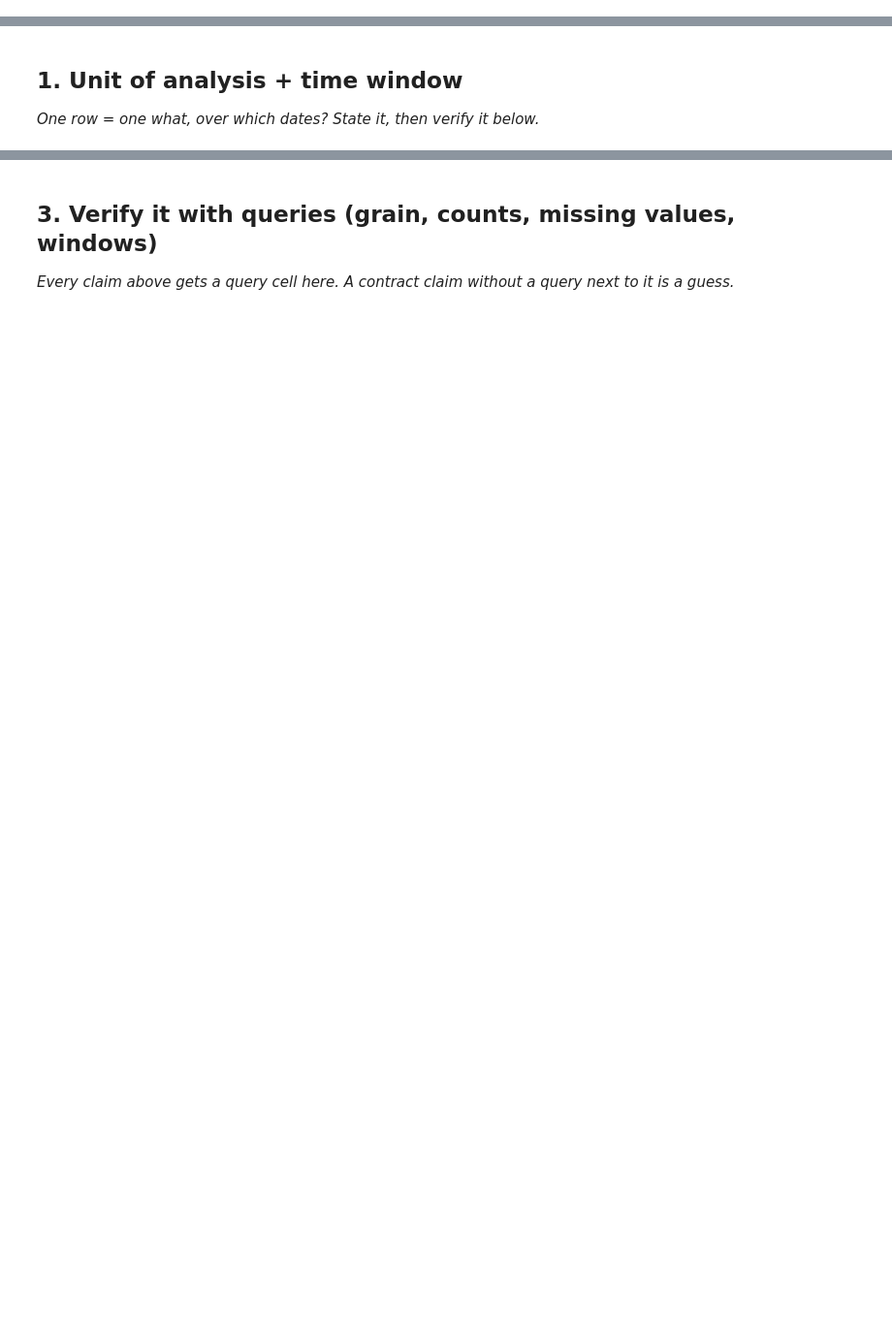
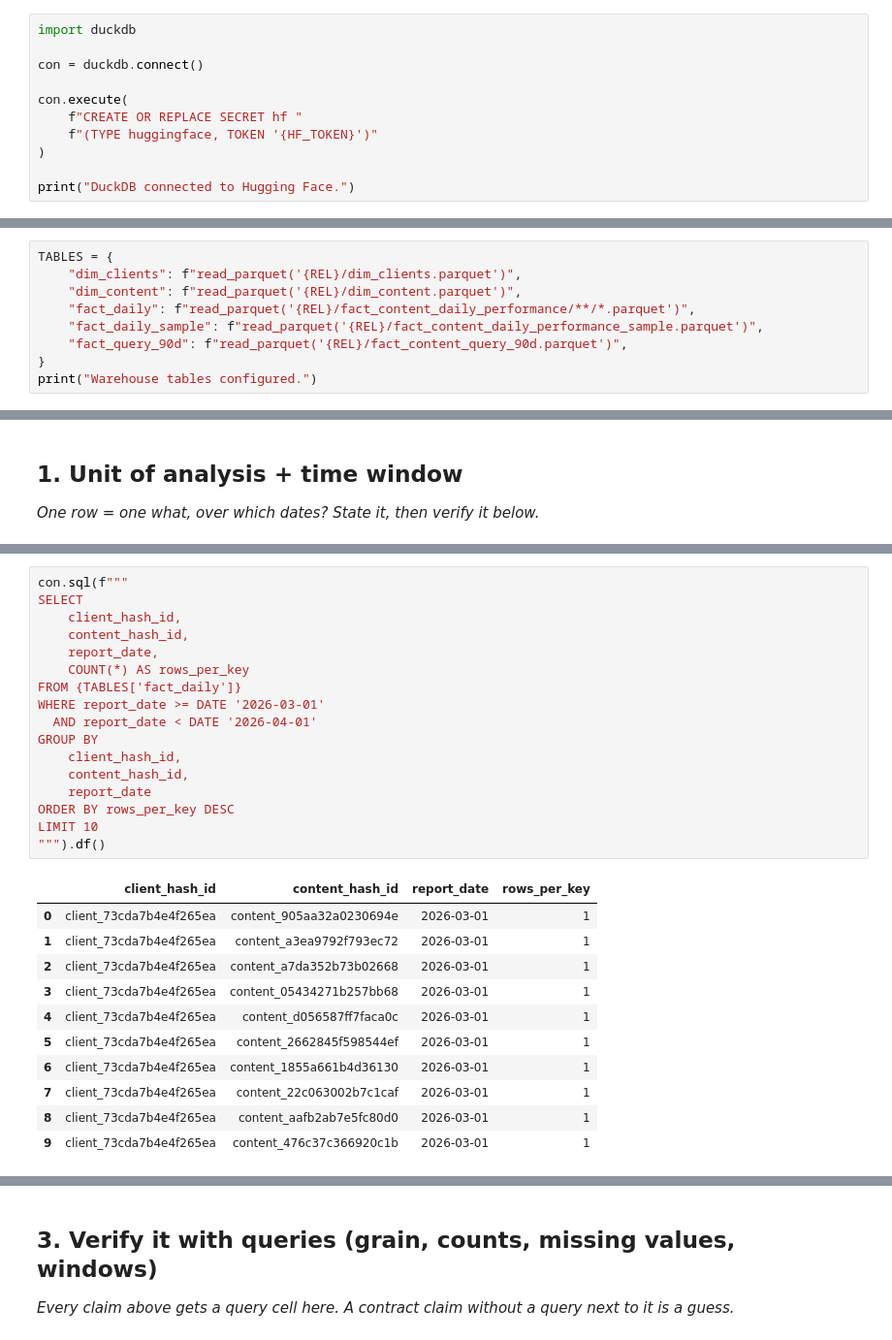
Before and after one commit to srivastava071/flyrank-ml-internship, a Jupyter notebook: work/notebooks/w03_data_contract.ipynb, the cells around one changed output, grey strips where cells are left out. Shown at 97% size. Cells and saved outputs as stored; diff of their text form; blank space fills up the shorter version.

```diff
--- a/work/notebooks/w03_data_contract.ipynb
+++ b/work/notebooks/w03_data_contract.ipynb
@@ -0,0 +27,11 @@
+# %%
+import duckdb
+
+con = duckdb.connect()
+
+con.execute(
+    f"CREATE OR REPLACE SECRET hf "
+    f"(TYPE huggingface, TOKEN '{HF_TOKEN}')"
+)
+
+print("DuckDB connected to Hugging Face.")
@@ -0,0 +42,9 @@
+# %%
+TABLES = {
+    "dim_clients": f"read_parquet('{REL}/dim_clients.parquet')",
+    "dim_content": f"read_parquet('{REL}/dim_content.parquet')",
+    "fact_daily": f"read_parquet('{REL}/fact_content_daily_performance/**/*.parquet')",
+    "fact_daily_sample": f"read_parquet('{REL}/fact_content_daily_performance_sample.parquet')",
+    "fact_query_90d": f"read_parquet('{REL}/fact_content_query_90d.parquet')",
+}
+print("Warehouse tables configured.")
@@ -22,0 +83,29 @@ This skeleton is yours to fill. Work the sections **in order** — each one has
+# %%
+con.sql(f"""
+SELECT
+    client_hash_id,
+    content_hash_id,
+    report_date,
+    COUNT(*) AS rows_per_key
+FROM {TABLES['fact_daily']}
+WHERE report_date >= DATE '2026-03-01'
+  AND report_date < DATE '2026-04-01'
+GROUP BY
+    client_hash_id,
+    content_hash_id,
+    report_date
+ORDER BY rows_per_key DESC
+LIMIT 10
+""").df()
+# %% [output]
+|  | client_hash_id | content_hash_id | report_date | rows_per_key |
+| 0 | client_73cda7b4e4f265ea | content_905aa32a0230694e | 2026-03-01 | 1 |
+| 1 | client_73cda7b4e4f265ea | content_a3ea9792f793ec72 | 2026-03-01 | 1 |
+| 2 | client_73cda7b4e4f265ea | content_a7da352b73b02668 | 2026-03-01 | 1 |
+| 3 | client_73cda7b4e4f265ea | content_05434271b257bb68 | 2026-03-01 | 1 |
+| 4 | client_73cda7b4e4f265ea | content_d056587ff7faca0c | 2026-03-01 | 1 |
+| 5 | client_73cda7b4e4f265ea | content_2662845f598544ef | 2026-03-01 | 1 |
+| 6 | client_73cda7b4e4f265ea | content_1855a661b4d36130 | 2026-03-01 | 1 |
+| 7 | client_73cda7b4e4f265ea | content_22c063002b7c1caf | 2026-03-01 | 1 |
+| 8 | client_73cda7b4e4f265ea | content_aafb2ab7e5fc80d0 | 2026-03-01 | 1 |
+| 9 | client_73cda7b4e4f265ea | content_476c37c366920c1b | 2026-03-01 | 1 |
```
Also changed, not shown: parts of 33 cells of this notebook.
